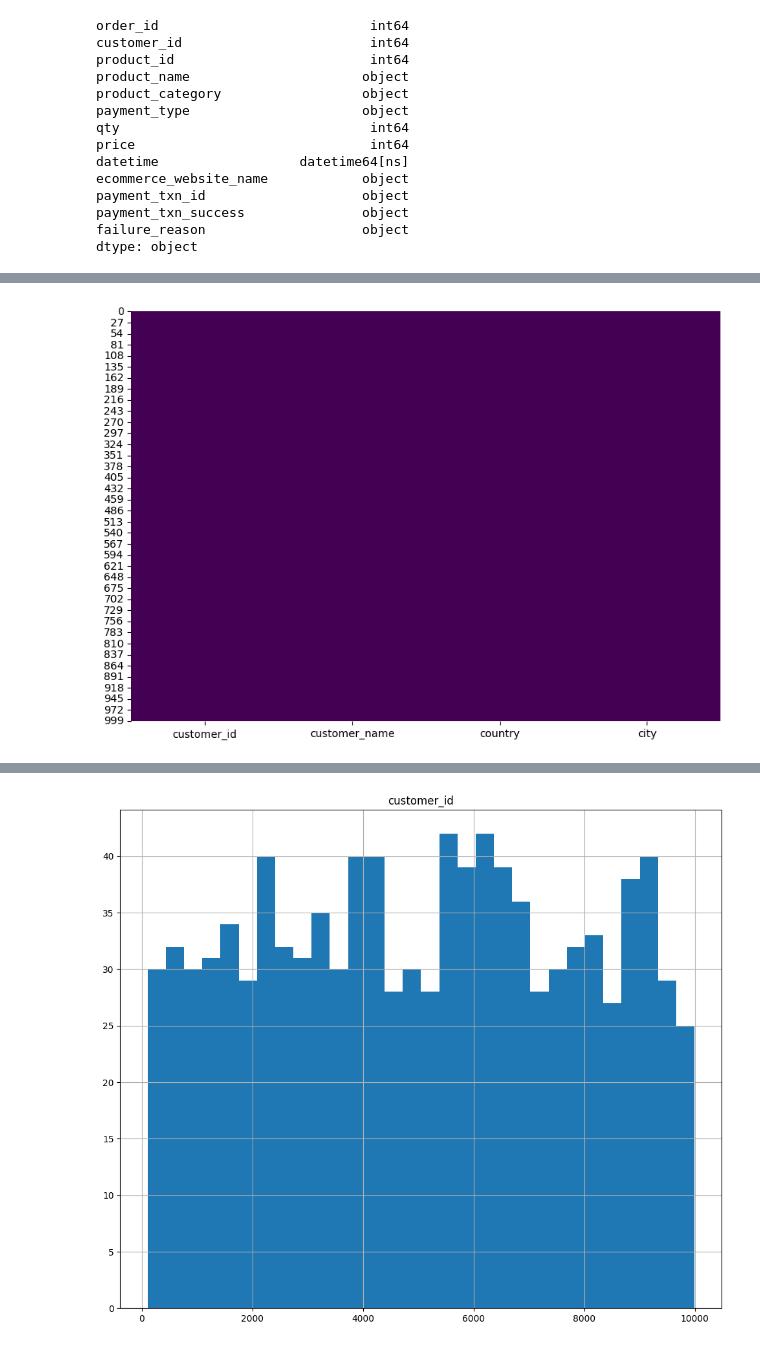
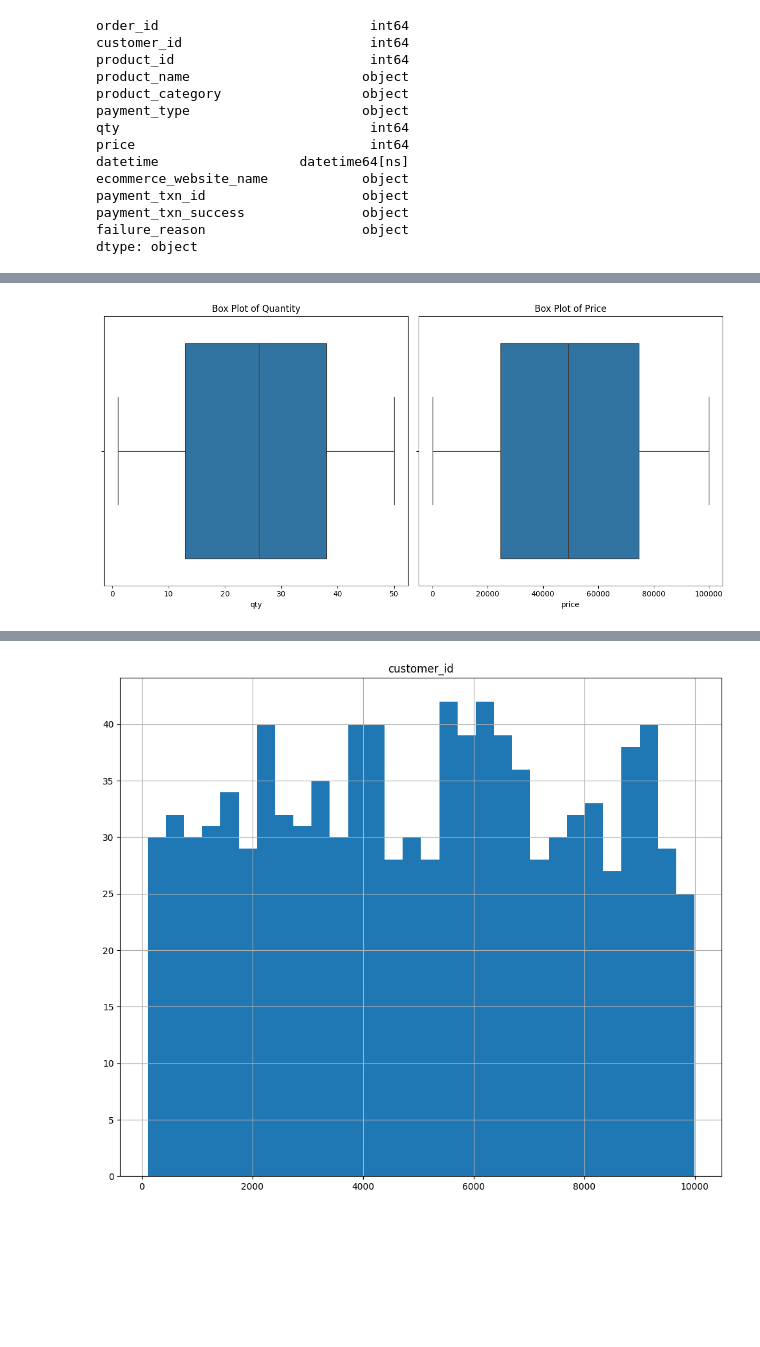
Before and after one commit to BaluPavanteja/P0, a Jupyter notebook: P0-Copy1.ipynb, the cells around one changed output, grey strips where cells are left out. Drawn from its saved outputs; the diff is of its cells as text; code cells hidden in the pictures; blank space fills up the shorter version.

```diff
--- a/P0-Copy1.ipynb
+++ b/P0-Copy1.ipynb
@@ -294,12 +294,29 @@ Note: you may need to restart the kernel to use updated packages.
 WARNING: You are using pip version 21.2.4; however, version 24.2 is available.
 You should consider upgrading via the 'C:\Users\Home\AppData\Local\Programs\Python\Python310\python.exe -m pip install --upgrade pip' command.
 # %%
-import seaborn as sns
-import matplotlib.pyplot as plt
+# import seaborn as sns
+# import matplotlib.pyplot as plt
 
-plt.figure(figsize=(10, 7))
-sns.heatmap(customer_data.isnull(), cbar=False, cmap='viridis')
-plt.show()
+# plt.figure(figsize=(10, 7))
+# sns.heatmap(customer_data.isnull(), cbar=False, cmap='viridis')
+# plt.show()
-# %% [output]
-[figure, removed]
+# %%
+# Set up the matplotlib figure
+plt.figure(figsize=(12, 6))
+
+# Box plot for 'qty'
+plt.subplot(1, 2, 1)
+sns.boxplot(x=transaction_data['qty'])
+plt.title('Box Plot of Quantity')
+
+# Box plot for 'price'
+plt.subplot(1, 2, 2)
+sns.boxplot(x=transaction_data['price'])
+plt.title('Box Plot of Price')
+
+# Show the plot
+plt.tight_layout()
+plt.show()
+# %% [output]
+[figure, added]
 # %%
```
Also changed, not shown: parts of 4 cells of this notebook.
